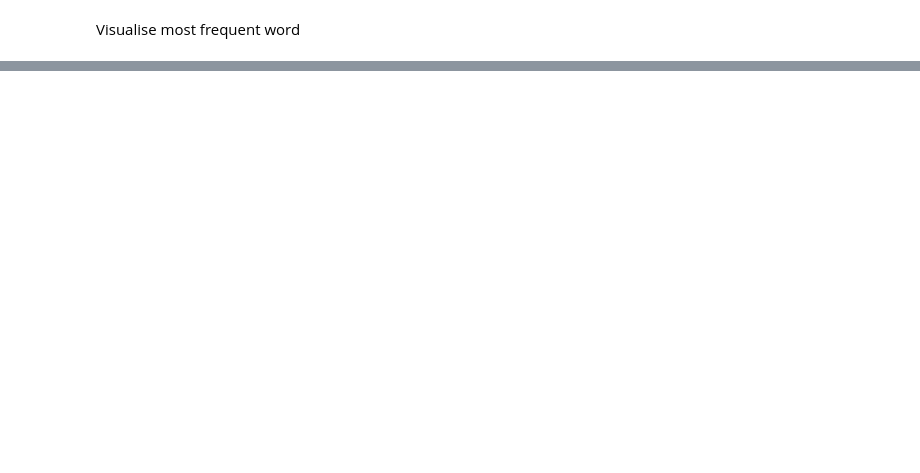
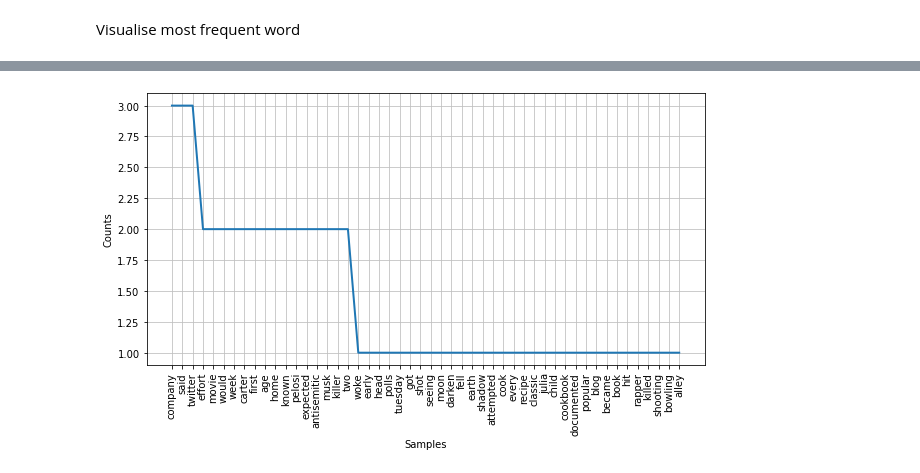
Before and after one commit to Badry2022/NY_api_docker, a Jupyter notebook: new_york_time_api_rasha.ipynb, the cells around one changed output, grey strips where cells are left out. Saved outputs shown, nothing was run; the diff lists cells and outputs as text; code cells hidden in the pictures; blank space fills up the shorter version.

```diff
--- a/new_york_time_api_rasha.ipynb
+++ b/new_york_time_api_rasha.ipynb
@@ -260,0 +308,15 @@ Visualise most frequent word
+# %%
+from nltk.tokenize import word_tokenize
+
+
+txt_clean = []
+for i in df.index:
+    comment = df["Abstract"][i].lower()
+    comment = word_tokenize(comment, language='english')
+    comment_clean = []
+    for w in comment:
+        if (w not in stop_words) and (w.isalpha() or w.isnumeric()) and len(w)>1:
+            comment_clean.append(w)
+    txt_clean.append(" ".join(comment_clean))
+
+df['text_clean'] = txt_clean
@@ -260,0 +333,20 @@ Visualise most frequent word
+# %%
+def visualize_freq(df, n=50):
+
+    tokens = []
+    for i in df.index:
+        t = df["text_clean"][i].split()
+        tokens = tokens + t
+
+    freq = FreqDist(tokens)
+    top_words = sorted(freq.items(), key=lambda x: x[1], reverse=True)[:n]  # descending order
+
+    plt.figure(figsize=(10, 5))
+    freq.plot(n, cumulative=False)
+    plt.show()
+
+    return top_words
+# %%
+top_words = visualize_freq(df)
+# %% [output]
+[figure, added]
```
Also changed, not shown: parts of 21 cells of this notebook.
